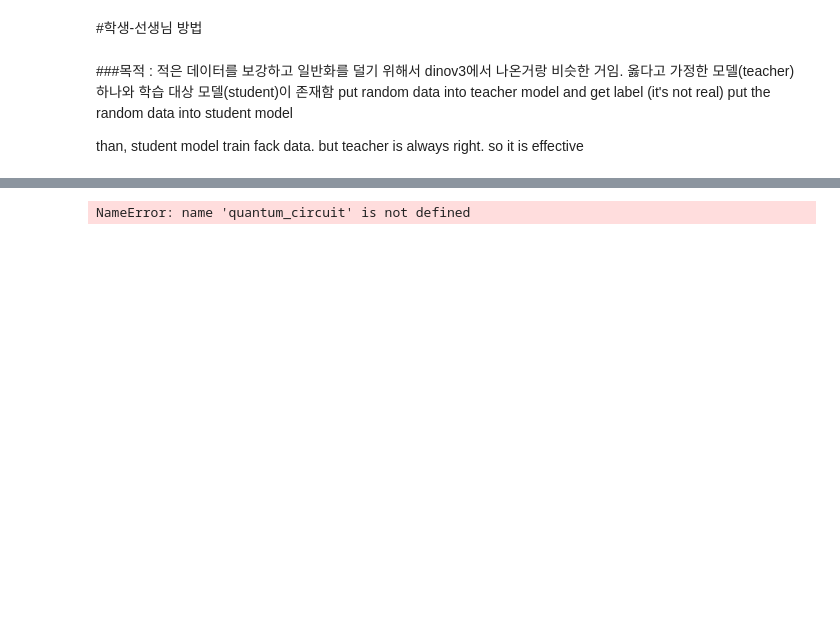
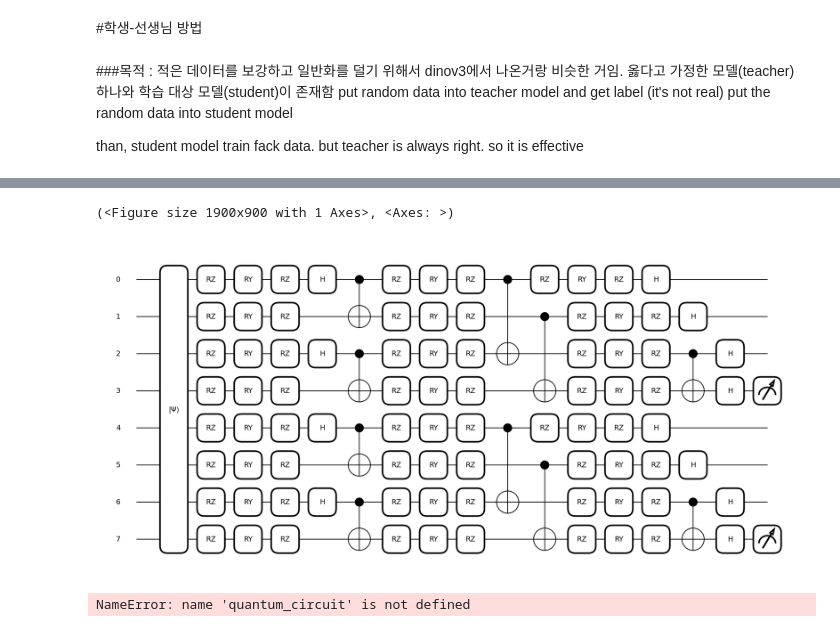
Before and after one commit to guk4979/qml_competition, a Jupyter notebook: 9245/baseline_251215.ipynb, the cells around one changed output, grey strips where cells are left out. Drawn from its saved outputs; the diff is of its cells as text; code cells hidden in the pictures; blank space fills up the shorter version.

```diff
--- a/9245/baseline_251215.ipynb
+++ b/9245/baseline_251215.ipynb
@@ -548,13 +548,14 @@ train_loader = DataLoader(dataset, batch_size=16, shuffle=True)
 # 4. 학습 설정
 model = QNN(n_layers).to(device)
 # optimizer = optim.Adam(model.parameters(), lr=0.1)
-optimizer = optim.SGD(model.parameters(), lr=0.01, momentum=0.9)
+optimizer = optim.SGD(model.parameters(), lr=1.0, momentum=0.9)
 criterion = nn.NLLLoss() # 확률값의 로그를 취하므로 NLLLoss가 적합합니다.
 # criterion = nn.CrossEntropyLoss()
 # scheduler = optim.lr_scheduler.StepLR(optimizer, step_size=10, gamma=0.5)
+# scheduler = optim.lr_scheduler.ReduceLROnPlateau(optimizer, mode='min', patience=10, factor=0.1)
 
 # 5. 학습 루프
-epochs = 200
+epochs = 100
 for epoch in range(epochs):
     avg_loss = 0
     correct = 0
@@ -575,7 +576,7 @@ for epoch in range(epochs):
         avg_loss += loss.item() / len(train_loader)
         predicted_classes = torch.argmax(probs, dim=1)
         correct += (predicted_classes == batch_y).sum().item()
-    # scheduler.step()
+    # scheduler.step(avg_loss)
 
     if (epoch + 1) % 20 == 0:
         current_lr = optimizer.param_groups[0]['lr']
@@ -1872,3 +2038,8 @@ but teacher is always right. so it is effective
+# %%
+qml.draw_mpl(qnode)(batch_X,model.params)
+# %% [output]
+(<Figure size 1900x900 with 1 Axes>, <Axes: >)
+[figure, added]
 # %%
 # 8개의 큐비트 설정 (2^8 = 256 features)
 n_qubits = 8
```
Also changed, not shown: parts of 8 cells of this notebook.
